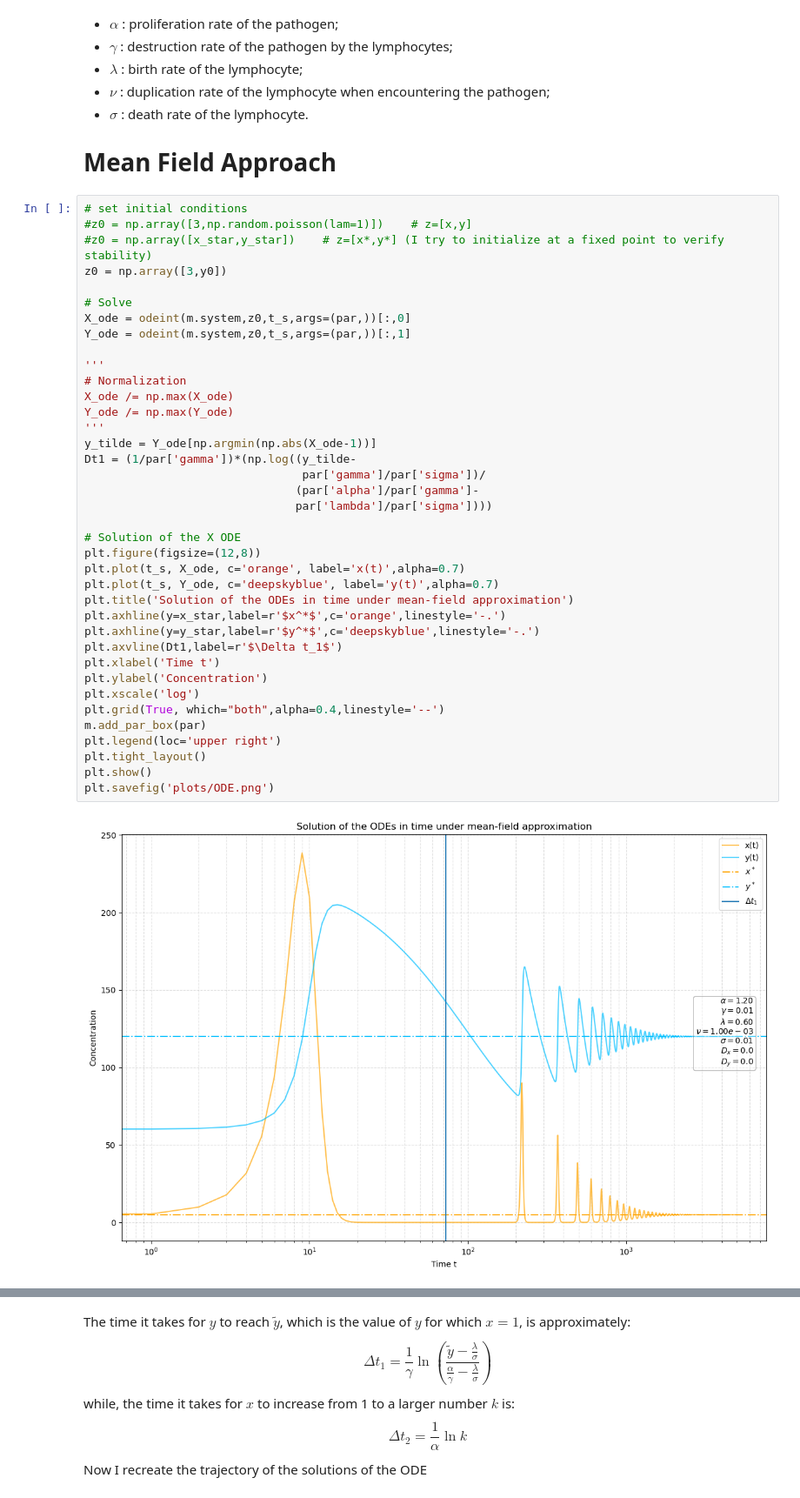
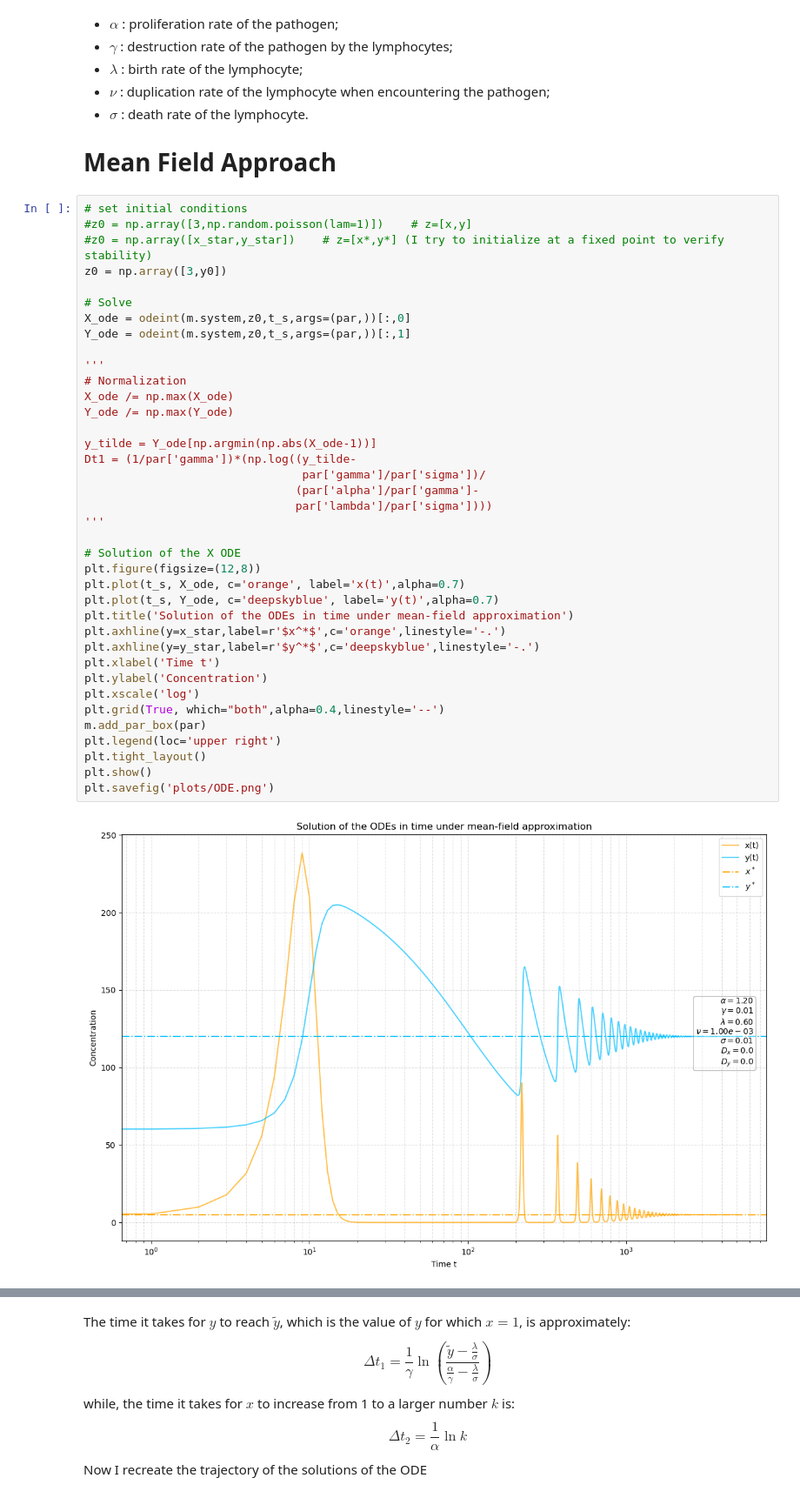
Before and after one commit to pietromalagoli/PCS, a Jupyter notebook: project.ipynb, the cells around one changed output, grey strips where cells are left out. Shown at 87% size. Drawn from its saved outputs; the diff is of its cells as text.

```diff
--- a/project.ipynb
+++ b/project.ipynb
@@ -60,36 +60,36 @@ z0 = np.array([3,y0])
 X_ode = odeint(m.system,z0,t_s,args=(par,))[:,0]
 Y_ode = odeint(m.system,z0,t_s,args=(par,))[:,1]
 
 '''
 # Normalization
 X_ode /= np.max(X_ode)
 Y_ode /= np.max(Y_ode)
-'''
+
 y_tilde = Y_ode[np.argmin(np.abs(X_ode-1))]
 Dt1 = (1/par['gamma'])*(np.log((y_tilde-
                                 par['gamma']/par['sigma'])/
                                (par['alpha']/par['gamma']-
                                par['lambda']/par['sigma'])))
+'''
 
 # Solution of the X ODE
 plt.figure(figsize=(12,8))
 plt.plot(t_s, X_ode, c='orange', label='x(t)',alpha=0.7)
 plt.plot(t_s, Y_ode, c='deepskyblue', label='y(t)',alpha=0.7)
 plt.title('Solution of the ODEs in time under mean-field approximation')
 plt.axhline(y=x_star,label=r'$x^*$',c='orange',linestyle='-.')
 plt.axhline(y=y_star,label=r'$y^*$',c='deepskyblue',linestyle='-.')
-plt.axvline(Dt1,label=r'$\Delta t_1$')
 plt.xlabel('Time t')
 plt.ylabel('Concentration')
 plt.xscale('log')
 plt.grid(True, which="both",alpha=0.4,linestyle='--')
 m.add_par_box(par)
 plt.legend(loc='upper right')
 plt.tight_layout()
 plt.show()
 plt.savefig('plots/ODE.png')
 # %% [output]
-[figure, old version]
+[figure, new version]
 <Figure size 640x480 with 0 Axes>
 # %% [markdown]
 The time it takes for $y$ to reach $\tilde{y}$, which is the value of $y$ for which $x=1$, is approximately:
```
Also changed, not shown: parts of 6 cells of this notebook, 4 other files.
